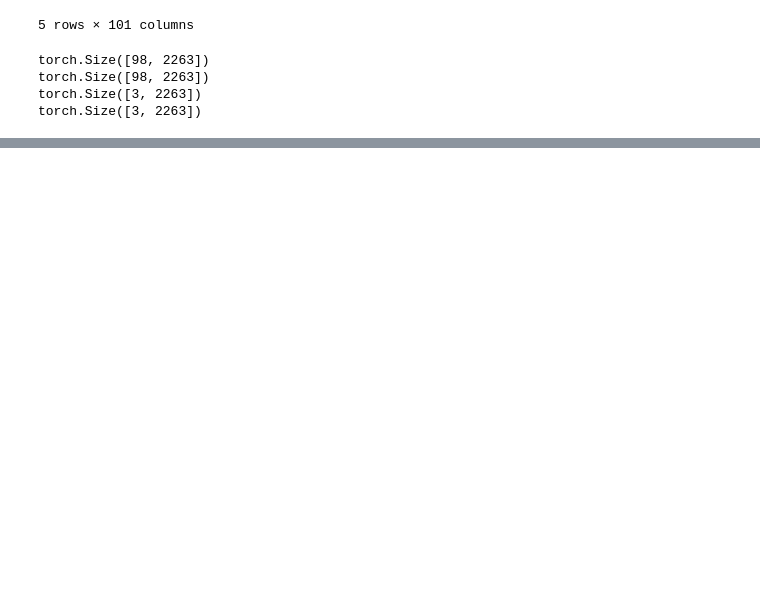
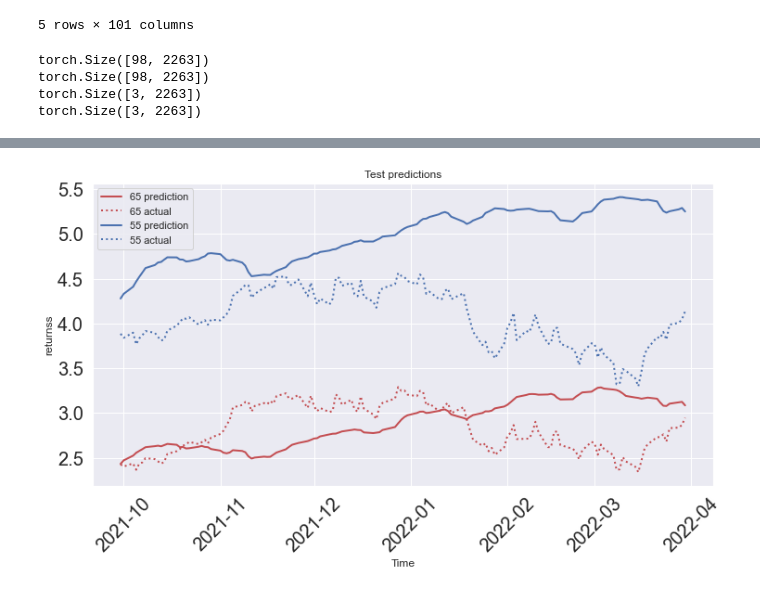
Before and after one commit to tanner-k/Investment-Portfolio-Prediction, a Jupyter notebook: notebooks/LSTM-model.ipynb, the cells around one changed output, grey strips where cells are left out. Cells and saved outputs as stored; diff of their text form; code cells hidden in the pictures; blank space fills up the shorter version.

```diff
--- a/notebooks/LSTM-model.ipynb
+++ b/notebooks/LSTM-model.ipynb
@@ -91,0 +85,37 @@ b_optimizer  = optim.LBFGS(b_model.parameters(), lr=0.6, max_iter=3)
+# %%
+# Test the model on the full portfolio returns data and make predictions for certain portfolios
+
+# Select portfolios to test the model on
+testing = returns[["65", "55"]]
+
+# Forecast 6 months into the future (126 trading days in 6 months)
+future_preds = 126
+transformed_testing = testing.T.to_numpy()
+testing_input = torch.from_numpy(transformed_testing[:, :-future_preds])
+testing_target = torch.from_numpy(transformed_testing[:, future_preds:])
+
+# Run the data through the LSTM
+with torch.no_grad():
+        pred = model(testing_input.float())
+        loss = criterion(pred, testing_target)
+        print("Test Loss:", loss.item())
+        y = pred.detach().numpy()
+        actuals = testing_target.detach().numpy()
+
+# Plot the forecast
+plt.figure(figsize=(12, 6))
+plt.title(f"Test predictions")
+plt.xlabel("Time")
+plt.ylabel("returnss")
+plt.xticks(fontsize=20, rotation=45)
+plt.yticks(fontsize=20)
+n = testing_input.shape[1]
+def draw(y_i, actuals, color, number):
+        plt.plot(dates[-future_preds:], y_i[-future_preds:], color, linewidth=2.0, label=f"{testing.columns[number]} prediction")
+        plt.plot(dates[-future_preds:], actuals[-future_preds:], color + ":", linewidth=2.0, label=f"{testing.columns[number]} actual")
+draw(y[0], actuals[0], "r", number=0)
+draw(y[1], actuals[1], "b", number=1)
+plt.legend()
+
+plt.show()
+# %% [output]
@@ -92 +123,2 @@ b_optimizer  = optim.LBFGS(b_model.parameters(), lr=0.6, max_iter=3)
+[figure, added]
 # %%
```
Also changed, not shown: parts of 16 cells of this notebook.
